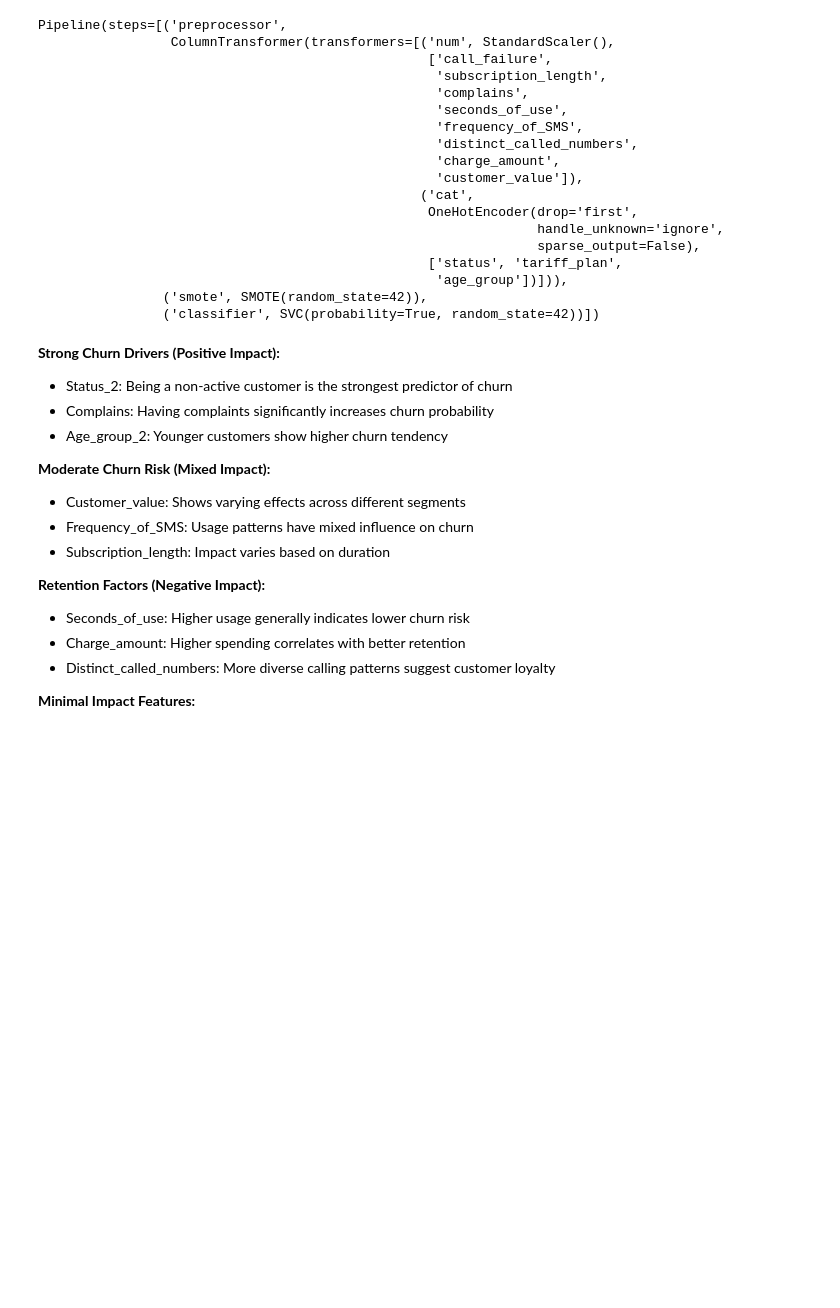
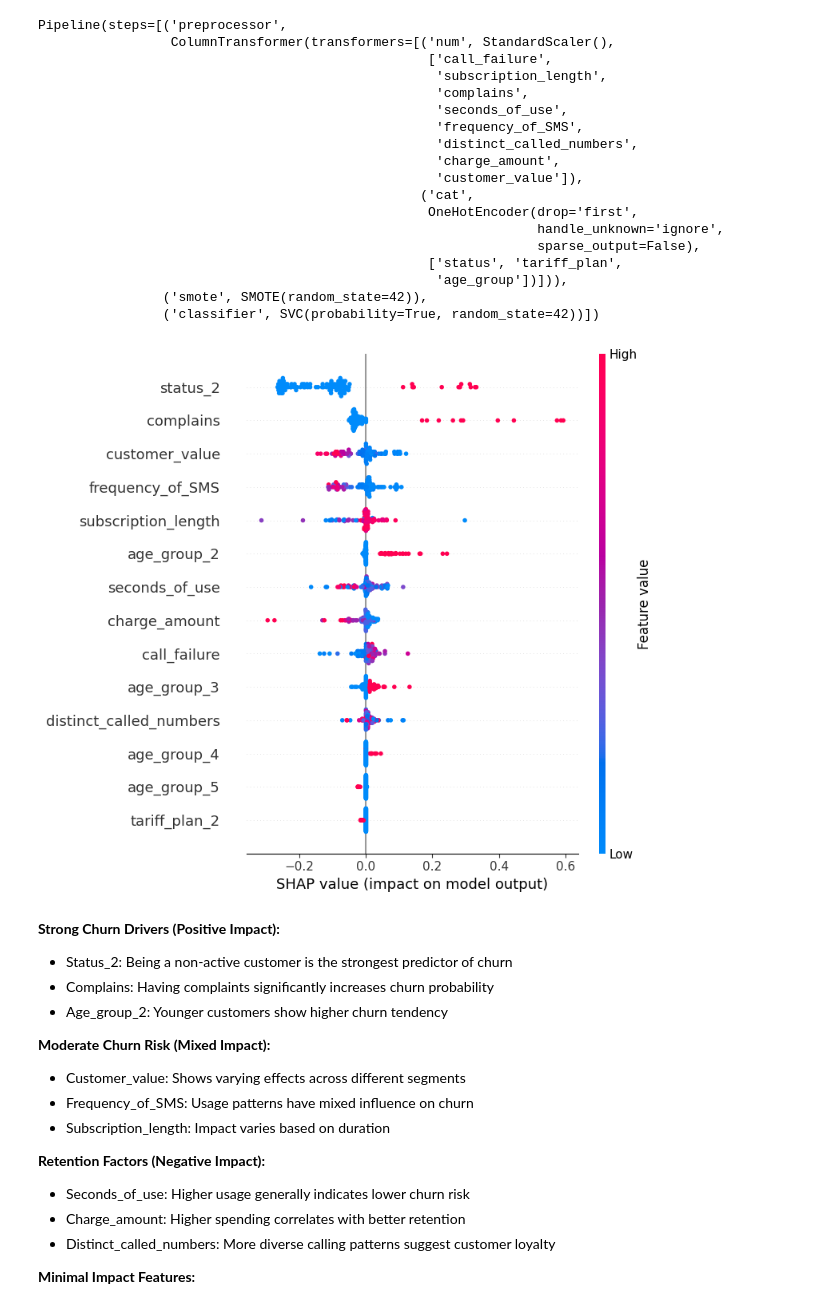
Before and after one commit to jagadeesh-usd/telecom-customer-churn-prediction, a Jupyter notebook: notebooks/06_b_svm_classifier_intp.ipynb, the cells around one changed output. Cells and saved outputs as stored; diff of their text form; code cells hidden in the pictures; blank space fills up the shorter version.

```diff
--- a/notebooks/06_b_svm_classifier_intp.ipynb
+++ b/notebooks/06_b_svm_classifier_intp.ipynb
@@ -58,31 +58,33 @@ Pipeline(steps=[('preprocessor',
 # %%
 # Preprocess the features for SHAP
 X_processed = final_model.named_steps["preprocessor"].transform(X)
 
 # Create a background set for SHAP
 background = shap.kmeans(X_processed, 10)
 
 # Extract the SVM model for SHAP
 svm_model = final_model.named_steps["classifier"]
 
 # Create the KernelExplainer (model-agnostic)
 explainer = shap.KernelExplainer(svm_model.predict_proba, background)
 
 # Explain first 100 rows
-X_sample = X_processed[:1000]
+X_sample = X_processed[:100]
 
 # Calculate SHAP values
 shap_values = explainer.shap_values(X_sample)
 
 # Select the positive-class (index 1) SHAP values
 shap_values_class1 = shap_values[:, :, 1]  # shape: (100, 14)
 
 # summary_plot with a 2D array
 shap.summary_plot(
     shap_values_class1,
     X_sample,
     feature_names=all_features
 )
+# %% [output]
+[figure, added]
 # %% [markdown]
 **Strong Churn Drivers (Positive Impact):**
 
```
Also changed, not shown: 12 other files.
